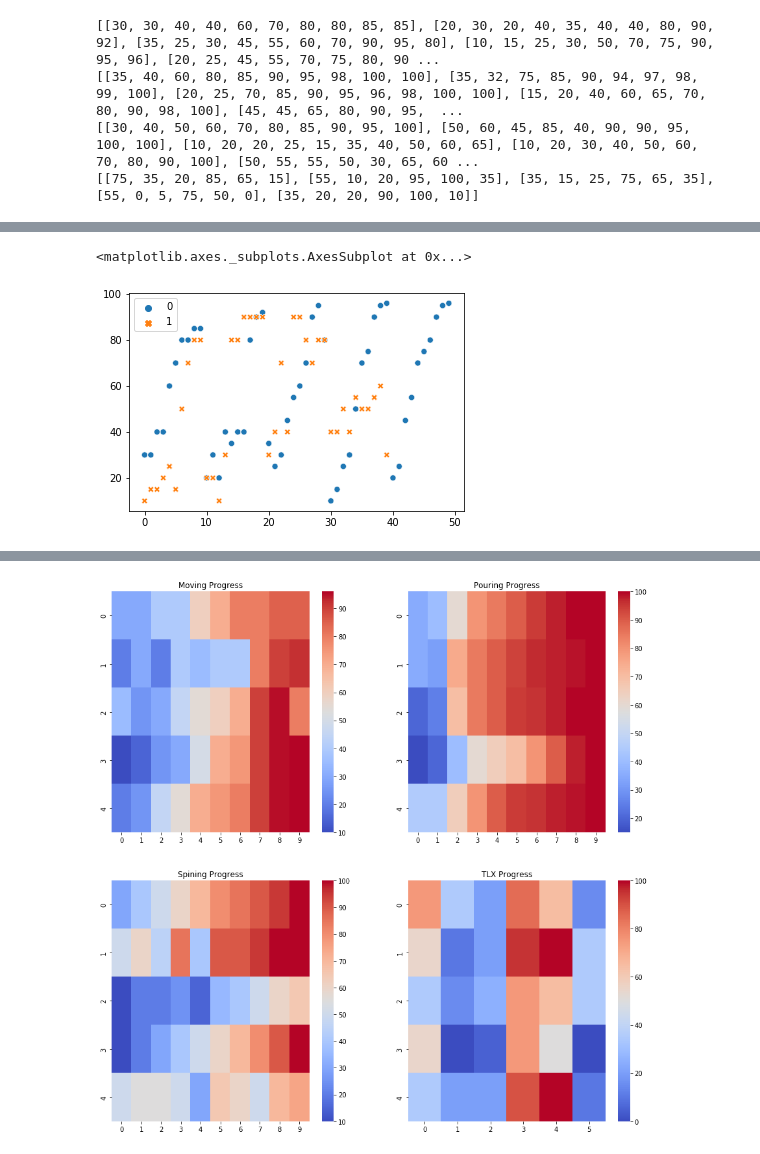
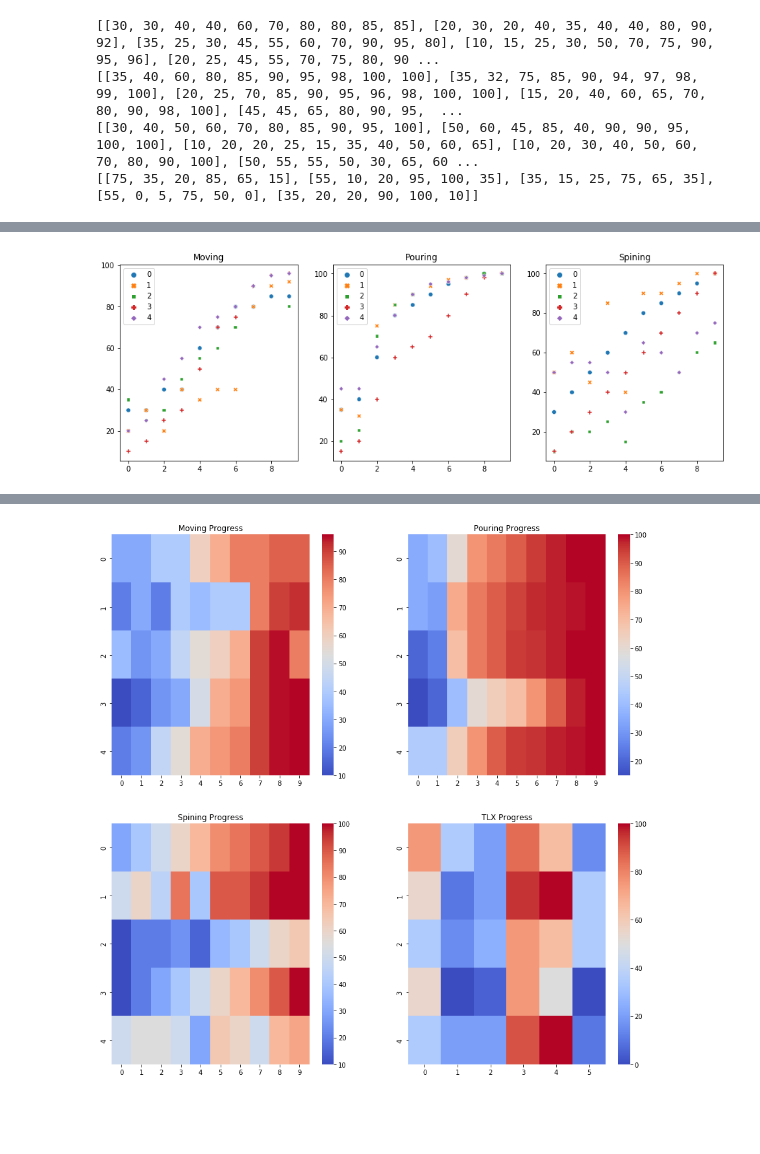
Before and after one commit to HangYu8123/Online_study_website, a Jupyter notebook: data/data_analysis.ipynb, the cells around one changed output, grey strips where cells are left out. Cells and saved outputs as stored; diff of their text form; code cells hidden in the pictures; blank space fills up the shorter version.

Commit message:
data_analysis

```diff
--- a/data/data_analysis.ipynb
+++ b/data/data_analysis.ipynb
@@ -74,13 +74,31 @@ print(tlx_pre)
-# %%
-# Flatten the lists
-pro = [item for sublist in moving_pro for item in sublist]
-pre = [item for sublist in moving_pre for item in sublist]
-
-x = [i for i in range(10)]
-y = [i for i in range(100)]
-data = [pro, pre]
-
-sns.scatterplot(data = data)
-# %% [output]
-<matplotlib.axes._subplots.AxesSubplot at 0x...>
-[figure, removed]
+# %%
+#np array everything
+
+moving_pre = np.array(moving_pre)
+pouring_pre = np.array(pouring_pre)
+spining_pre = np.array(spining_pre)
+tlx_pre = np.array(tlx_pre)
+
+moving_pro = np.array(moving_pro)
+pouring_pro = np.array(pouring_pro)
+spining_pro = np.array(spining_pro)
+tlx_pro = np.array(tlx_pro)
+# %%
+
+fig, axs = plt.subplots(nrows=1, ncols=3, figsize=(15, 5))
+
+# Create the scatter plot for 'moving'
+sns.scatterplot(data=moving_pro.T ,ax=axs[0])
+axs[0].set_title('Moving')
+
+# Create the scatter plot for 'pouring'
+sns.scatterplot(data=pouring_pro.T, ax=axs[1])
+axs[1].set_title('Pouring')
+
+# Create the scatter plot for 'spining'
+sns.scatterplot(data=spining_pro.T, ax=axs[2])
+axs[2].set_title('Spining')
+
+plt.show()
+# %% [output]
+[figure, added]
```
Also changed, not shown: parts of 2 cells of this notebook.
